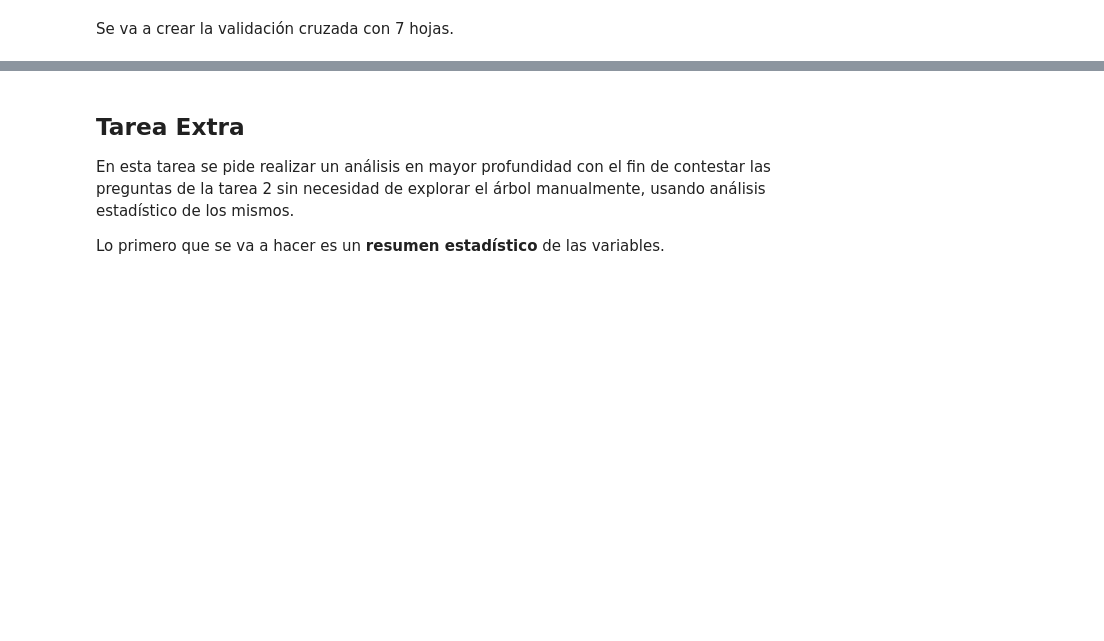
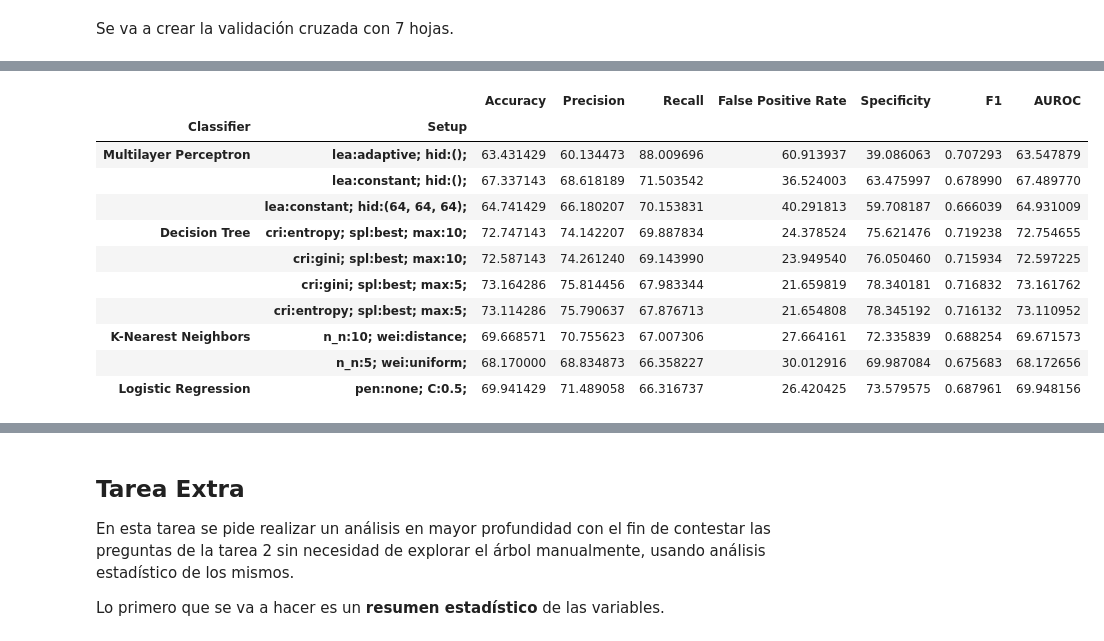
Before and after one commit to akua21/AnalisisDatos, a Jupyter notebook: Practica 2/P2_Enfermedad_Cardiovascular.ipynb, the cells around one changed output, grey strips where cells are left out. Saved outputs shown, nothing was run; the diff lists cells and outputs as text; code cells hidden in the pictures; blank space fills up the shorter version.

```diff
--- a/Practica 2/P2_Enfermedad_Cardiovascular.ipynb
+++ b/Practica 2/P2_Enfermedad_Cardiovascular.ipynb
@@ -480,0 +508,15 @@ display(results_data.groupby(['Classifier', 'Setup']).mean())
+# %%
+results_table.sort_values("Recall", ascending=False)[:10]
+# %% [output]
+|  |  | Accuracy | Precision | Recall | False Positive Rate | Specificity | F1 | AUROC |
+| Classifier | Setup |  |  |  |  |  |  |  |
+| Multilayer Perceptron | lea:adaptive; hid:(); | 63.431429 | 60.134473 | 88.009696 | 60.913937 | 39.086063 | 0.707293 | 63.547879 |
+|  | lea:constant; hid:(); | 67.337143 | 68.618189 | 71.503542 | 36.524003 | 63.475997 | 0.678990 | 67.489770 |
+|  | lea:constant; hid:(64, 64, 64); | 64.741429 | 66.180207 | 70.153831 | 40.291813 | 59.708187 | 0.666039 | 64.931009 |
+| Decision Tree | cri:entropy; spl:best; max:10; | 72.747143 | 74.142207 | 69.887834 | 24.378524 | 75.621476 | 0.719238 | 72.754655 |
+|  | cri:gini; spl:best; max:10; | 72.587143 | 74.261240 | 69.143990 | 23.949540 | 76.050460 | 0.715934 | 72.597225 |
+|  | cri:gini; spl:best; max:5; | 73.164286 | 75.814456 | 67.983344 | 21.659819 | 78.340181 | 0.716832 | 73.161762 |
+|  | cri:entropy; spl:best; max:5; | 73.114286 | 75.790637 | 67.876713 | 21.654808 | 78.345192 | 0.716132 | 73.110952 |
+| K-Nearest Neighbors | n_n:10; wei:distance; | 69.668571 | 70.755623 | 67.007306 | 27.664161 | 72.335839 | 0.688254 | 69.671573 |
+|  | n_n:5; wei:uniform; | 68.170000 | 68.834873 | 66.358227 | 30.012916 | 69.987084 | 0.675683 | 68.172656 |
+| Logistic Regression | pen:none; C:0.5; | 69.941429 | 71.489058 | 66.316737 | 26.420425 | 73.579575 | 0.687961 | 69.948156 |
```
Also changed, not shown: parts of 41 cells of this notebook, 5 other files.
